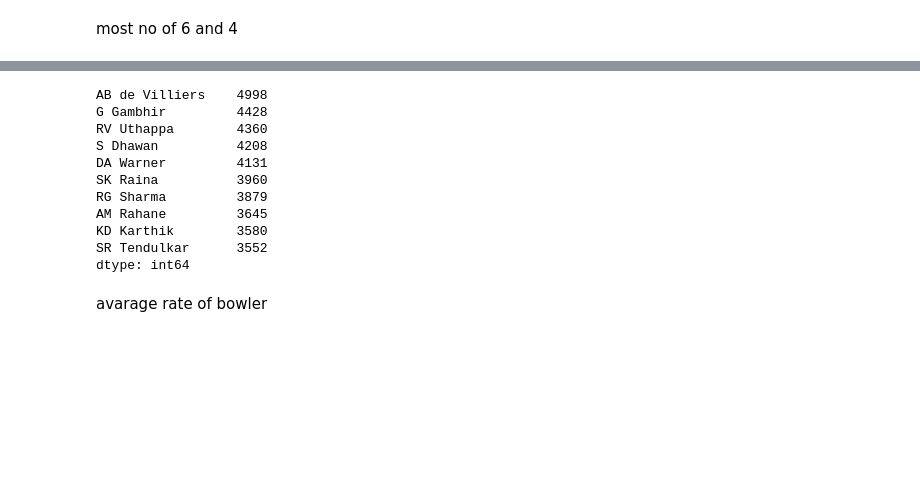
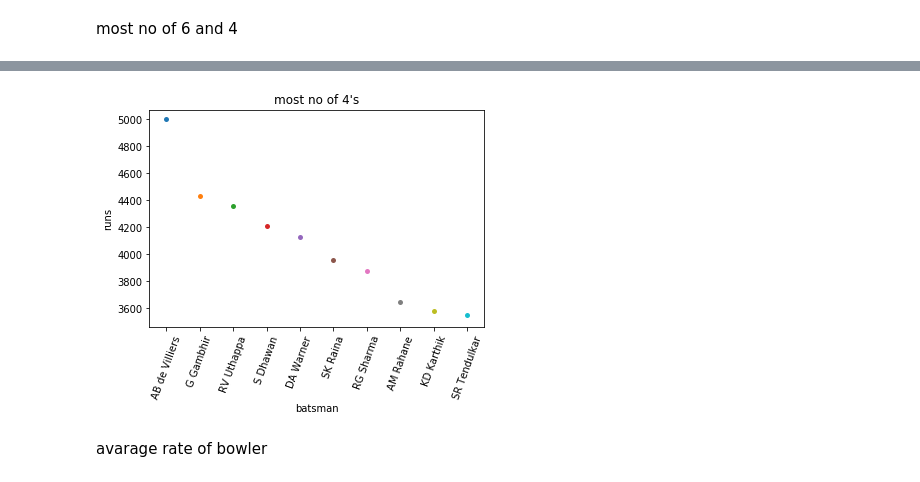
Before and after one commit to saikiran7022/project, a Jupyter notebook: datasets.ipynb, the cells around one changed output, grey strips where cells are left out. Cells and saved outputs as stored; diff of their text form; code cells hidden in the pictures; blank space fills up the shorter version.

```diff
--- a/datasets.ipynb
+++ b/datasets.ipynb
@@ -131,25 +98,20 @@ dtype: int64
 # %%
 lst = list()
 for i in range(len(df2["batsman_runs"])):
     if df2["batsman_runs"][i] == 4:
 
             p = df2["batsman"][i]
             for j in range(len(df2["batsman"][i])):
                         lst.append(p)
 
 
-pd.value_counts(lst).head(10)
+h=pd.value_counts(lst).head(10).reset_index()
+h.columns = ["batsman","runs"]
+sns.swarmplot("batsman","runs",data = h)
+plt.title("most no of 4's")
+plt.xticks(rotation = 70)
+plt.show()
 # %% [output]
-AB de Villiers    4998
-G Gambhir         4428
-RV Uthappa        4360
-S Dhawan          4208
-DA Warner         4131
-SK Raina          3960
-RG Sharma         3879
-AM Rahane         3645
-KD Karthik        3580
-SR Tendulkar      3552
-dtype: int64
+[figure, added]
 # %% [markdown]
 avarage rate of bowler
```
Also changed, not shown: parts of 21 cells of this notebook.
